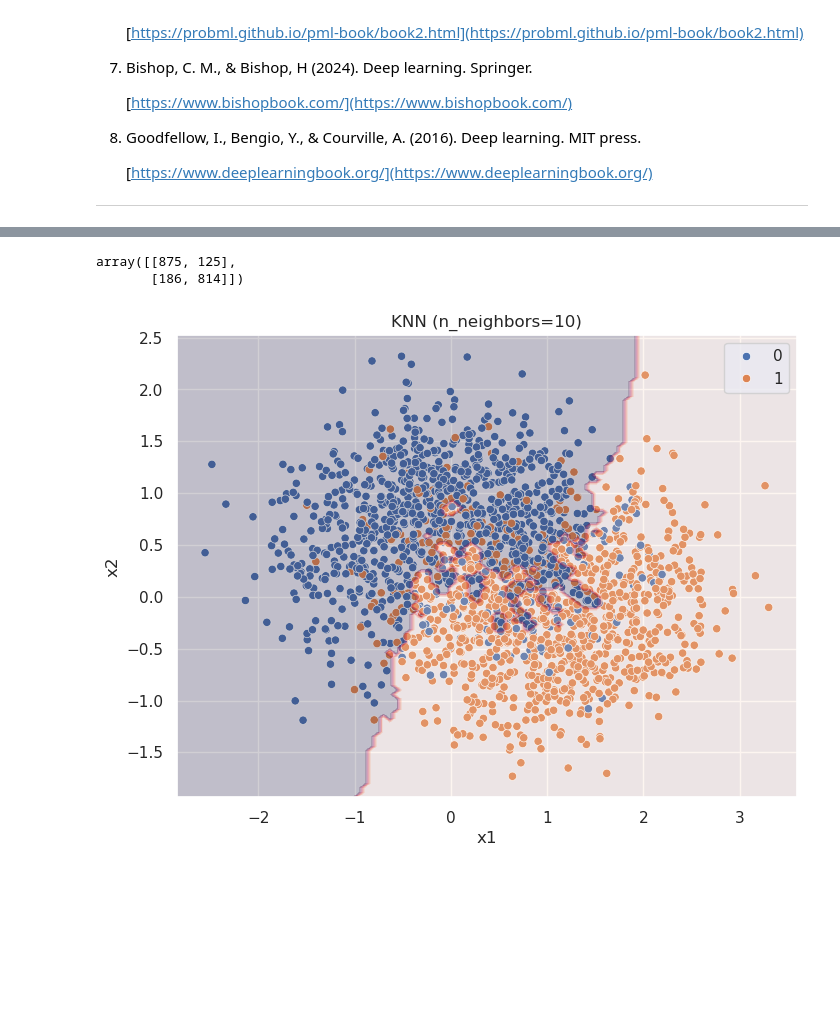
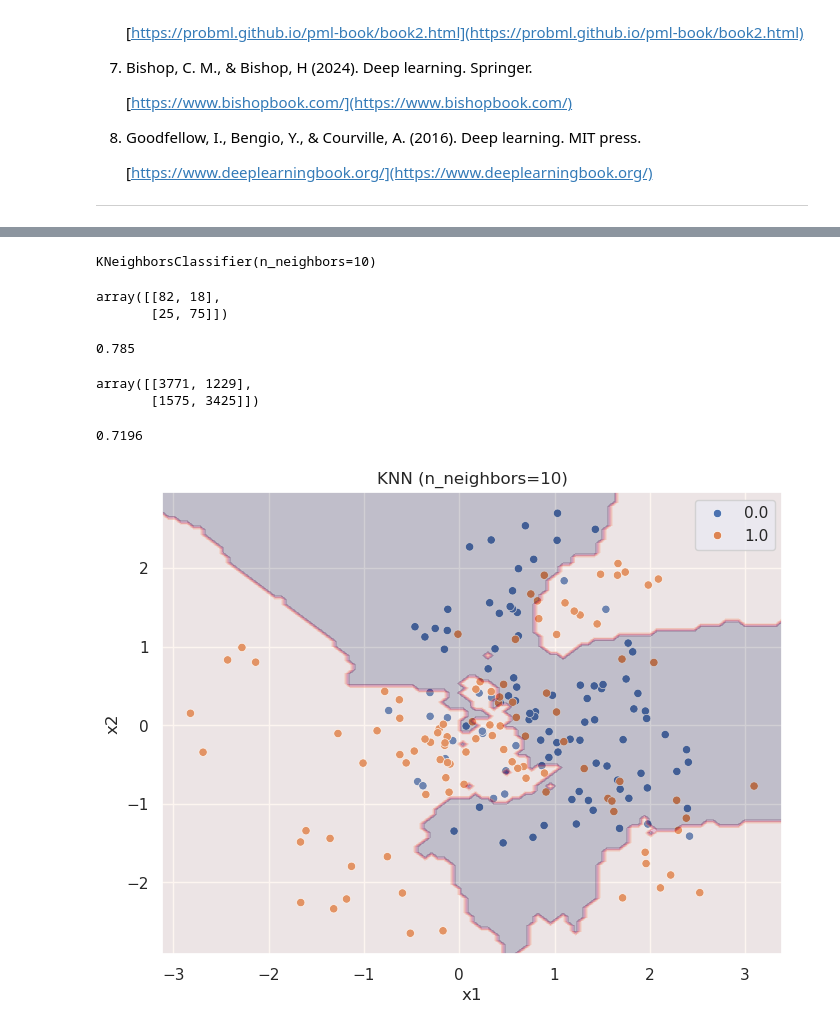
Before and after one commit to rodakt/MAD, a Jupyter notebook: wyklad_5.ipynb, the cells around one changed output, grey strips where cells are left out. Drawn from its saved outputs; the diff is of its cells as text; code cells hidden in the pictures; blank space fills up the shorter version.

```diff
--- a/wyklad_5.ipynb
+++ b/wyklad_5.ipynb
@@ -183,0 +187,20 @@ sns.scatterplot(x=X[:,0], y=X[:,1], hue=y, alpha=.5)
+# %%
+np.random.seed(0)
+centers_blue = np.random.normal(size=(10,  2))
+centers_orange = np.random.normal(size=(10, 2))
+sd = (1/5)**.5
+N_train, N_test = 200, 10_000
+
+X_train, X_test = np.zeros((N_train, 2)), np.zeros((N_test, 2))
+y_train = np.stack([np.zeros(N_train // 2), np.ones(N_train // 2)]).flatten()
+y_test = np.stack([np.zeros(N_test // 2), np.ones(N_test // 2)]).flatten()
+for i in range(N_train // 2):
+    center_blue = centers_blue[np.random.choice(10)]
+    center_orange = centers_orange[np.random.choice(10)]
+    X_train[i] = center_blue + np.random.normal(scale=sd, size=2)
+    X_train[i + N_train // 2] = center_orange + np.random.normal(scale=sd, size=2)
+for i in range(N_test // 2):
+    center_blue = centers_blue[np.random.choice(10)]
+    center_orange = centers_orange[np.random.choice(10)]
+    X_test[i] = center_blue + np.random.normal(scale=sd, size=2)
+    X_test[i + N_test // 2] = center_orange + np.random.normal(scale=sd, size=2)
@@ -184,27 +212,47 @@ sns.scatterplot(x=X[:,0], y=X[:,1], hue=y, alpha=.5)
 # %%
 n_neighbors = 10
 clf = KNeighborsClassifier(n_neighbors=n_neighbors)
-clf.fit(X, y)
-
-from sklearn.metrics import confusion_matrix
-
-y_pred = clf.predict(X)
-confusion_matrix(y, y_pred)
+clf.fit(X_train, y_train)
 # %% [output]
-array([[875, 125],
-       [186, 814]])
+KNeighborsClassifier(n_neighbors=10)
+# %%
+from sklearn.metrics import confusion_matrix
+
+y_train_pred = clf.predict(X_train)
+# Macierz pomyłek na zbiorze treningowym
+confusion_matrix(y_train, y_train_pred)
+# %% [output]
+array([[82, 18],
+       [25, 75]])
+# %%
+# Dokładność (accuracy) na zbiorze treningowym
+clf.score(X_train, y_train)
+# %% [output]
+0.785
+# %%
+y_test_pred = clf.predict(X_test)
+# Macierz pomyłek na zbiorze testowym
+confusion_matrix(y_test, y_test_pred)
+# %% [output]
+array([[3771, 1229],
+       [1575, 3425]])
+# %%
+# Dokładność na zbiorze testowym
+clf.score(X_test, y_test)
+# %% [output]
+0.7196
 # %%
 fig, ax = plt.subplots(figsize=(8, 6))
-sns.scatterplot(x=X[:,0], y=X[:,1], hue=y, ax=ax)
+sns.scatterplot(x=X_train[:,0], y=X_train[:,1], hue=y_train, ax=ax)
 ax.set_title(f"KNN (n_neighbors={n_neighbors})")
 ax.set_xlabel("x1")
 ax.set_ylabel("x2")
 # clf decision boundary
 x_min, x_max = ax.get_xlim()
 y_min, y_max = ax.get_ylim()
 xx, yy = np.meshgrid(np.linspace(x_min, x_max, 100), np.linspace(y_min, y_max, 100))
 Z = clf.predict(np.c_[xx.ravel(), yy.ravel()])
 Z = Z.reshape(xx.shape)
 ax.contourf(xx, yy, Z, alpha=0.2);
 # %% [output]
-[figure, old version]
+[figure, new version]
```
Also changed, not shown: parts of 12 cells of this notebook, 1 other file.
